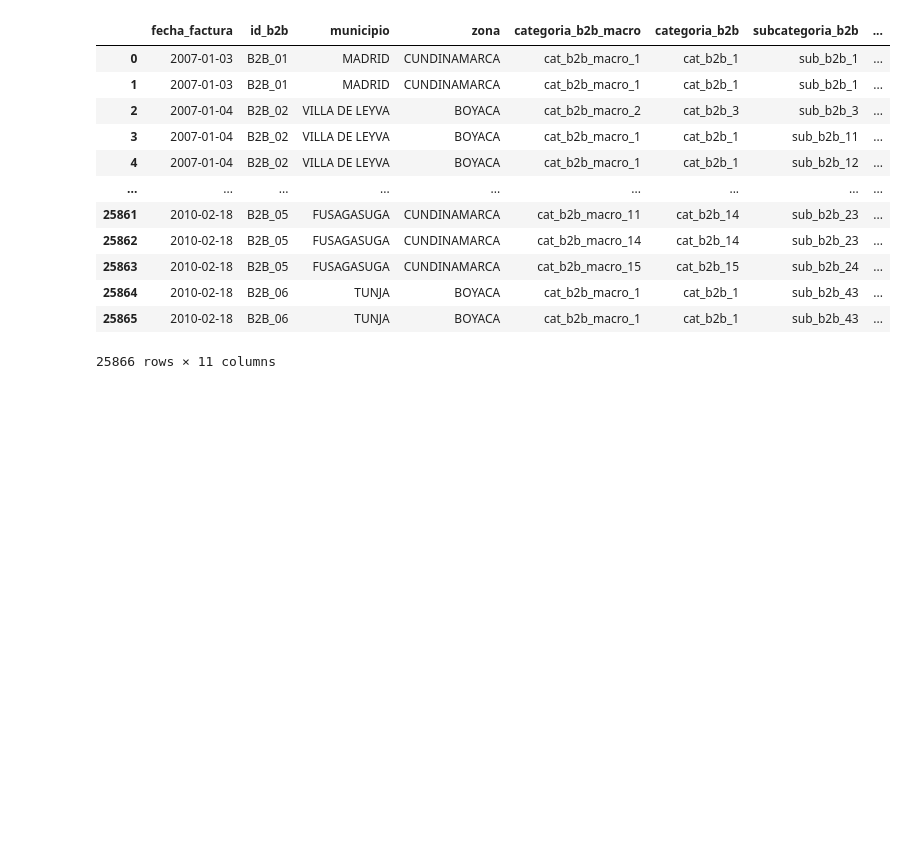
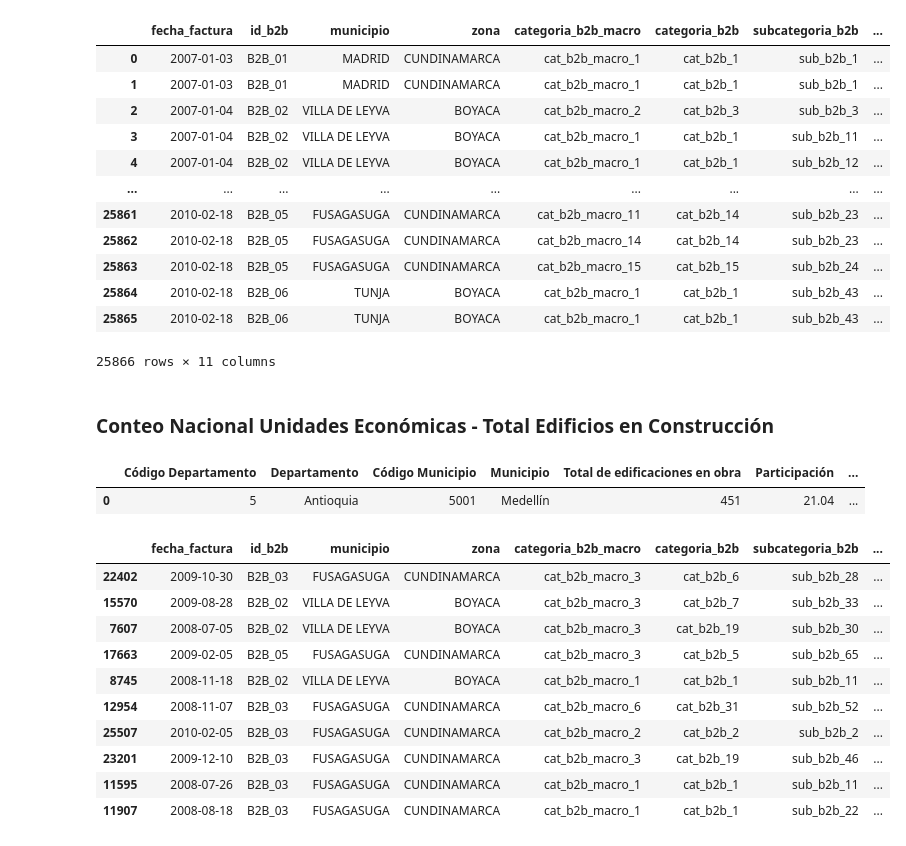
Before and after one commit to VVDataInsights/Reto_Corona, a Jupyter notebook: modeloB2B.ipynb, the cells around one changed output. Cells and saved outputs as stored; diff of their text form; code cells hidden in the pictures; blank space fills up the shorter version.

Commit message:
Ambas bases con ultimas columnas nuevas

```diff
--- a/modeloB2B.ipynb
+++ b/modeloB2B.ipynb
@@ -733,3 +731,44 @@ df_B2B
 | 25864 | 2010-02-18 | B2B_06 | TUNJA | BOYACA | cat_b2b_macro_1 | cat_b2b_1 | sub_b2b_43 | ... |
 | 25865 | 2010-02-18 | B2B_06 | TUNJA | BOYACA | cat_b2b_macro_1 | cat_b2b_1 | sub_b2b_43 | ... |
 25866 rows × 11 columns
+# %% [markdown]
+### Conteo Nacional Unidades Económicas - Total Edificios en Construcción
+# %%
+import pandas as pd
+df_CN = pd.read_excel('Conteo_Nacional.xlsx', sheet_name='Edificios')
+# %%
+df_CN.head(1)
+# %% [output]
+|  | Código Departamento | Departamento | Código Municipio | Municipio | Total de edificaciones en obra | Participación | ... |
+| 0 | 5 | Antioquia | 5001 | Medellín | 451 | 21.04 | ... |
+# %%
+def quitar_tildes(texto):
+    if isinstance(texto, str):
+        reemplazos = str.maketrans('áéíóúÁÉÍÓÚ', 'aeiouAEIOU')
+        return texto.translate(reemplazos)
+    return texto
+
+df_B2B['municipio_normalizado'] = df_B2B['municipio'].apply(lambda x: quitar_tildes(str(x)).strip().lower())
+df_CN['municipio_normalizado'] = df_CN['Municipio'].apply(lambda x: quitar_tildes(str(x)).strip().lower())
+
+df_B2B = df_B2B.merge(
+    df_CN[['municipio_normalizado', 'Total de edificaciones en obra']],
+    on='municipio_normalizado',
+    how='left'
+)
+
+df_B2B.drop(columns=['municipio_normalizado'], inplace=True)
+# %%
+df_B2B.sample(10)
+# %% [output]
+|  | fecha_factura | id_b2b | municipio | zona | categoria_b2b_macro | categoria_b2b | subcategoria_b2b | ... |
+| 22402 | 2009-10-30 | B2B_03 | FUSAGASUGA | CUNDINAMARCA | cat_b2b_macro_3 | cat_b2b_6 | sub_b2b_28 | ... |
+| 15570 | 2009-08-28 | B2B_02 | VILLA DE LEYVA | BOYACA | cat_b2b_macro_3 | cat_b2b_7 | sub_b2b_33 | ... |
+| 7607 | 2008-07-05 | B2B_02 | VILLA DE LEYVA | BOYACA | cat_b2b_macro_3 | cat_b2b_19 | sub_b2b_30 | ... |
+| 17663 | 2009-02-05 | B2B_05 | FUSAGASUGA | CUNDINAMARCA | cat_b2b_macro_3 | cat_b2b_5 | sub_b2b_65 | ... |
+| 8745 | 2008-11-18 | B2B_02 | VILLA DE LEYVA | BOYACA | cat_b2b_macro_1 | cat_b2b_1 | sub_b2b_11 | ... |
+| 12954 | 2008-11-07 | B2B_03 | FUSAGASUGA | CUNDINAMARCA | cat_b2b_macro_6 | cat_b2b_31 | sub_b2b_52 | ... |
+| 25507 | 2010-02-05 | B2B_03 | FUSAGASUGA | CUNDINAMARCA | cat_b2b_macro_2 | cat_b2b_2 | sub_b2b_2 | ... |
+| 23201 | 2009-12-10 | B2B_03 | FUSAGASUGA | CUNDINAMARCA | cat_b2b_macro_3 | cat_b2b_19 | sub_b2b_46 | ... |
+| 11595 | 2008-07-26 | B2B_03 | FUSAGASUGA | CUNDINAMARCA | cat_b2b_macro_1 | cat_b2b_1 | sub_b2b_11 | ... |
+| 11907 | 2008-08-18 | B2B_03 | FUSAGASUGA | CUNDINAMARCA | cat_b2b_macro_1 | cat_b2b_1 | sub_b2b_22 | ... |
```
Also changed, not shown: parts of 2 cells of this notebook.
